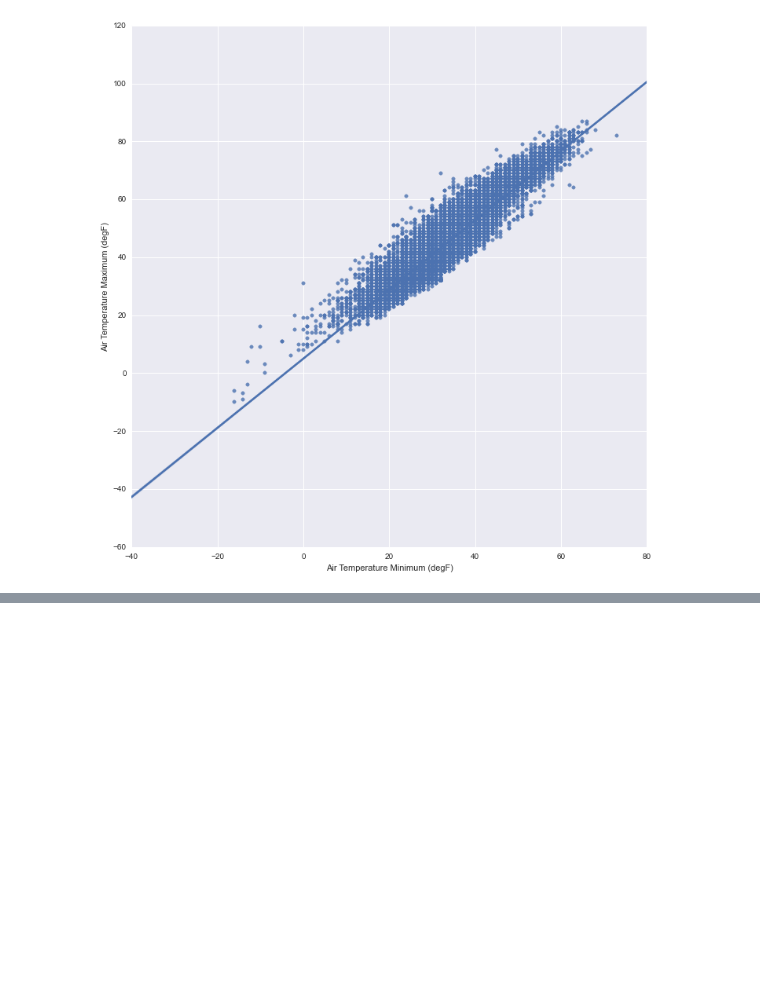
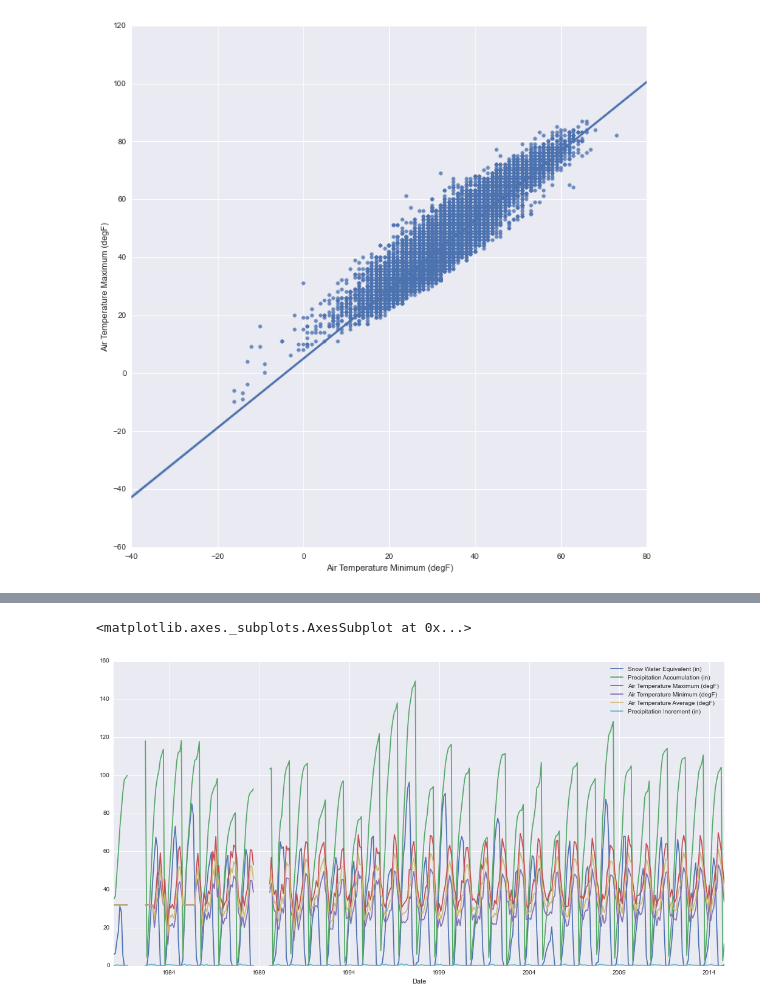
Before and after one commit to wrobstory/pdxdatasci2014, a Jupyter notebook: PDX_DataSci_Snotel.ipynb, the cells around one changed output, grey strips where cells are left out. Saved outputs shown, nothing was run; the diff lists cells and outputs as text; code cells hidden in the pictures; blank space fills up the shorter version.

Commit message:
ENH: More analysis for snotel data

```diff
--- a/PDX_DataSci_Snotel.ipynb
+++ b/PDX_DataSci_Snotel.ipynb
@@ -49,3 +55,10 @@ sns.lmplot("Air Temperature Minimum (degF)", "Air Temperature Maximum (degF)", d
 # %% [output]
 <seaborn.axisgrid.FacetGrid at 0x...>
 [figure]
+# %%
+# Now to use some Pandas timeseries magic to look at monthly trends
+
+# First we need to set the Date column as the Index
+indexed = df.set_index('Date')
+resampled = indexed.resample('MS')
+resampled.head()
@@ -51,0 +73,8 @@ sns.lmplot("Air Temperature Minimum (degF)", "Air Temperature Maximum (degF)", d
+# %%
+# Exploratory: Pandas plotting should let us take a nice quick look at the data
+# Going to use Seaborn to set our plot context
+sns.set_context(rc={"figure.figsize": (18, 9)})
+resampled.plot()
+# %% [output]
+<matplotlib.axes._subplots.AxesSubplot at 0x...>
+[figure, added]
```
Also changed, not shown: parts of 10 cells of this notebook.
